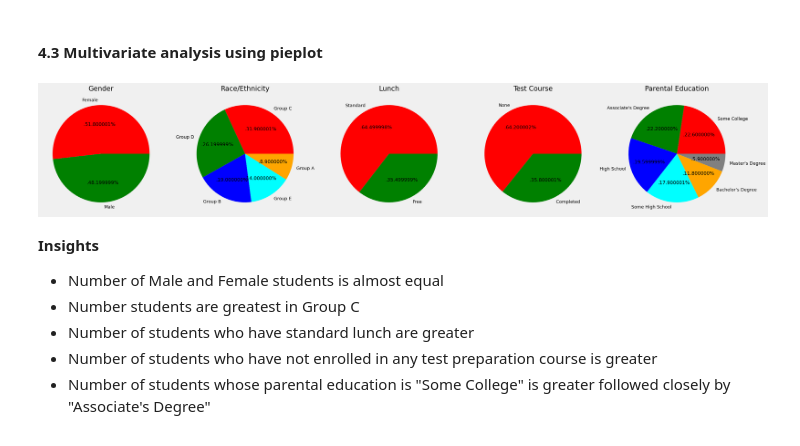
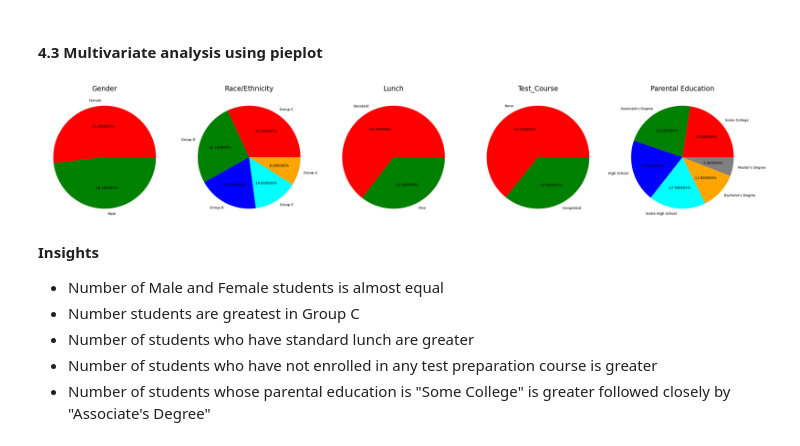
Before and after one commit to aehtajaz/mlproject, a Jupyter notebook: notebook/1 . EDA STUDENT PERFORMANCE .ipynb, the cells around one changed output. Drawn from its saved outputs; the diff is of its cells as text; code cells hidden in the pictures.

```diff
--- a/notebook/1 . EDA STUDENT PERFORMANCE .ipynb
+++ b/notebook/1 . EDA STUDENT PERFORMANCE .ipynb
@@ -191,7 +198,7 @@ We have 5 categorical features : ['gender', 'race/ethnicity', 'parental level of
 # %% [markdown]
 #### 3.8 Adding columns for "Total Score" and "Average"
 # %%
-df['total score'] = df['math score'] + df['reading score'] + df['writing score']
-df['average'] = df['total score']/3
+df['total_score'] = df['math_score'] + df['reading_score'] + df['writing_score']
+df['average'] = df['total_score']/3
 df.head()
 # %% [output]
@@ -339,7 +346,7 @@ plt.axis('off')
 
 
 plt.subplot(1, 5, 2)
-size = df['race/ethnicity'].value_counts()
+size = df['race_ethnicity'].value_counts()
 labels = 'Group C', 'Group D','Group B','Group E','Group A'
 color = ['red', 'green', 'blue', 'cyan','orange']
 
@@ -354,37 +361,37 @@ size = df['lunch'].value_counts()
 labels = 'Standard', 'Free'
 color = ['red','green']
 
 plt.pie(size, colors = color,labels = labels,autopct = '.%2f%%')
 plt.title('Lunch', fontsize = 20)
 plt.axis('off')
 
 
 plt.subplot(1, 5, 4)
-size = df['test preparation course'].value_counts()
+size = df['test_preparation_course'].value_counts()
 labels = 'None', 'Completed'
 color = ['red','green']
 
 plt.pie(size, colors = color,labels = labels,autopct = '.%2f%%')
-plt.title('Test Course', fontsize = 20)
+plt.title('Test_Course', fontsize = 20)
 plt.axis('off')
 
 
 plt.subplot(1, 5, 5)
-size = df['parental level of education'].value_counts()
+size = df['parental_level_of_education'].value_counts()
 labels = 'Some College', "Associate's Degree",'High School','Some High School',"Bachelor's Degree","Master's Degree"
 color = ['red', 'green', 'blue', 'cyan','orange','grey']
 
 plt.pie(size, colors = color,labels = labels,autopct = '.%2f%%')
 plt.title('Parental Education', fontsize = 20)
 plt.axis('off')
 
 
 plt.tight_layout()
 plt.grid()
 
 plt.show()
 # %% [output]
-[figure, old version]
+[figure, new version]
 # %% [markdown]
 **Insights**
 - Number of Male and Female students is almost equal
```
Also changed, not shown: parts of 28 cells of this notebook, 19 other files.
